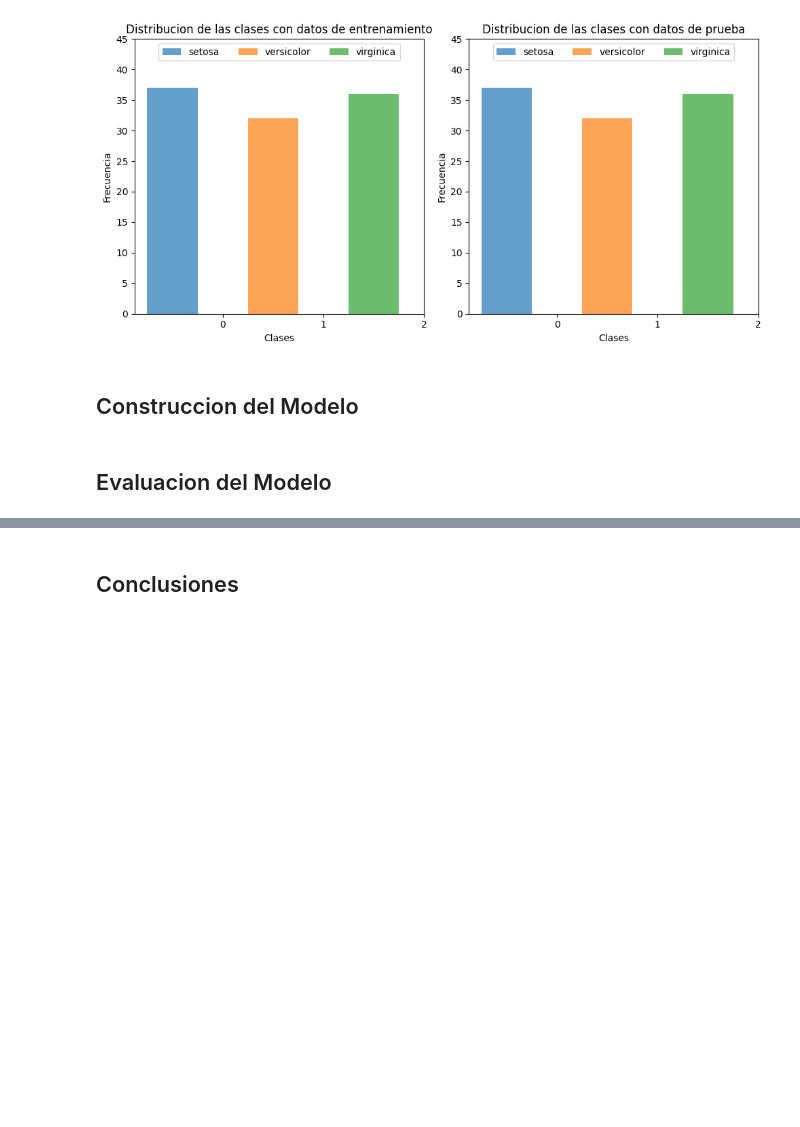
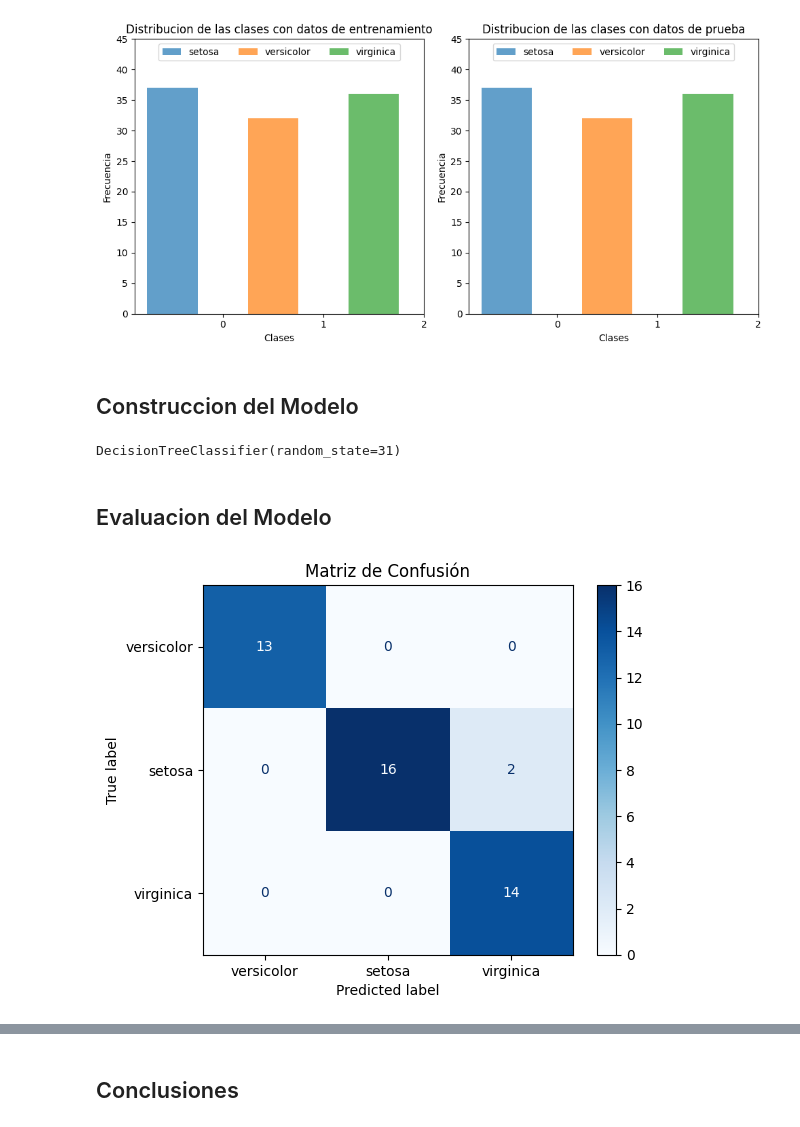
Before and after one commit to Lons0G/Decision-Tree, a Jupyter notebook: Decision_Tree.ipynb, the cells around one changed output, grey strips where cells are left out. Drawn from its saved outputs; the diff is of its cells as text; code cells hidden in the pictures; blank space fills up the shorter version.

Commit message:
Update: Decision Tree - terminado

```diff
--- a/Decision_Tree.ipynb
+++ b/Decision_Tree.ipynb
@@ -251,7 +251,24 @@ plt.show()
 ## Construccion del Modelo
 # %%
 ## Construccion del modelo con scikit-learn
+clf = DecisionTreeClassifier(random_state = 31)
+# %%
+### entrenamiento del modelo sin validacion cruzada
+clf.fit(x_train, y_train)
+# %% [output]
+DecisionTreeClassifier(random_state=31)
+# %%
+y_predict = clf.predict(x_test)
 # %% [markdown]
 ## Evaluacion del Modelo
 # %%
-### Metricas a utlizar
+### Metricas a utlizar (matriz de confusion)
+target_names = ['versicolor', 'setosa', 'virginica']
+
+c_matrix = confusion_matrix(y_test, y_predict)
+disp = ConfusionMatrixDisplay(confusion_matrix = c_matrix, display_labels = target_names)
+disp.plot(cmap = plt.cm.Blues)
+plt.title("Matriz de Confusión")
+plt.show()
+# %% [output]
+[figure, added]
```
Also changed, not shown: parts of 4 cells of this notebook.
